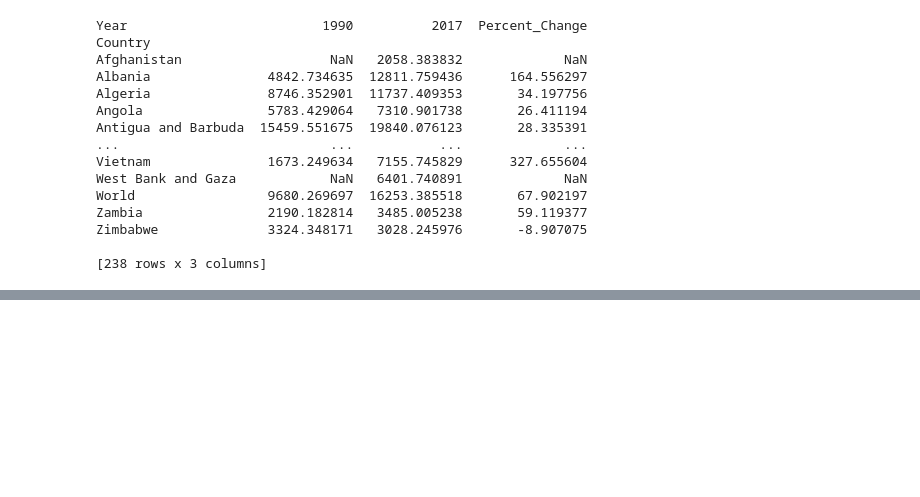
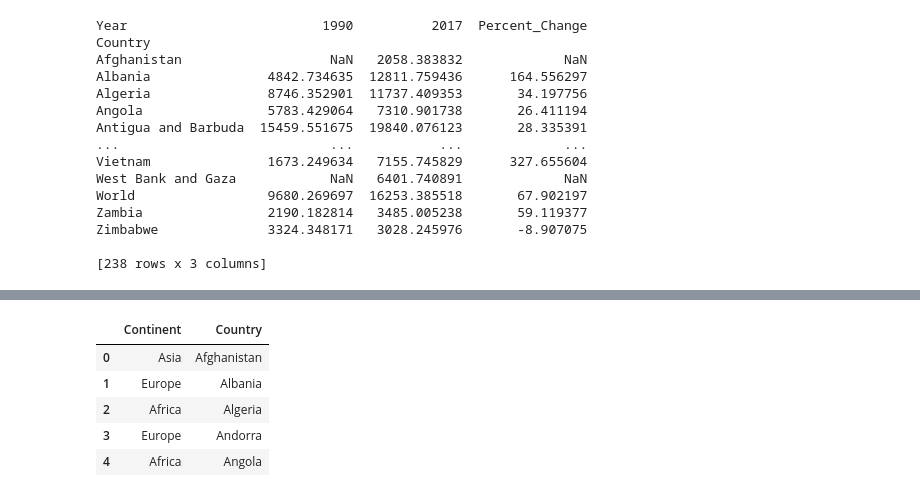
Before and after one commit to nss-data-science-cohort-5/un_exploration-yvonnemartinez716, a Jupyter notebook: notebooks/UN_Data_Exploration.ipynb, the cells around one changed output, grey strips where cells are left out. Cells and saved outputs as stored; diff of their text form; code cells hidden in the pictures; blank space fills up the shorter version.

```diff
--- a/notebooks/UN_Data_Exploration.ipynb
+++ b/notebooks/UN_Data_Exploration.ipynb
@@ -304,0 +327,9 @@ gdp_pivoted[gdp_pivoted['Percent_Change']<0]
+# %%
+continents.head()
+# %% [output]
+|  | Continent | Country |
+| 0 | Asia | Afghanistan |
+| 1 | Europe | Albania |
+| 2 | Africa | Algeria |
+| 3 | Europe | Andorra |
+| 4 | Africa | Angola |
```
Also changed, not shown: parts of 15 cells of this notebook.
